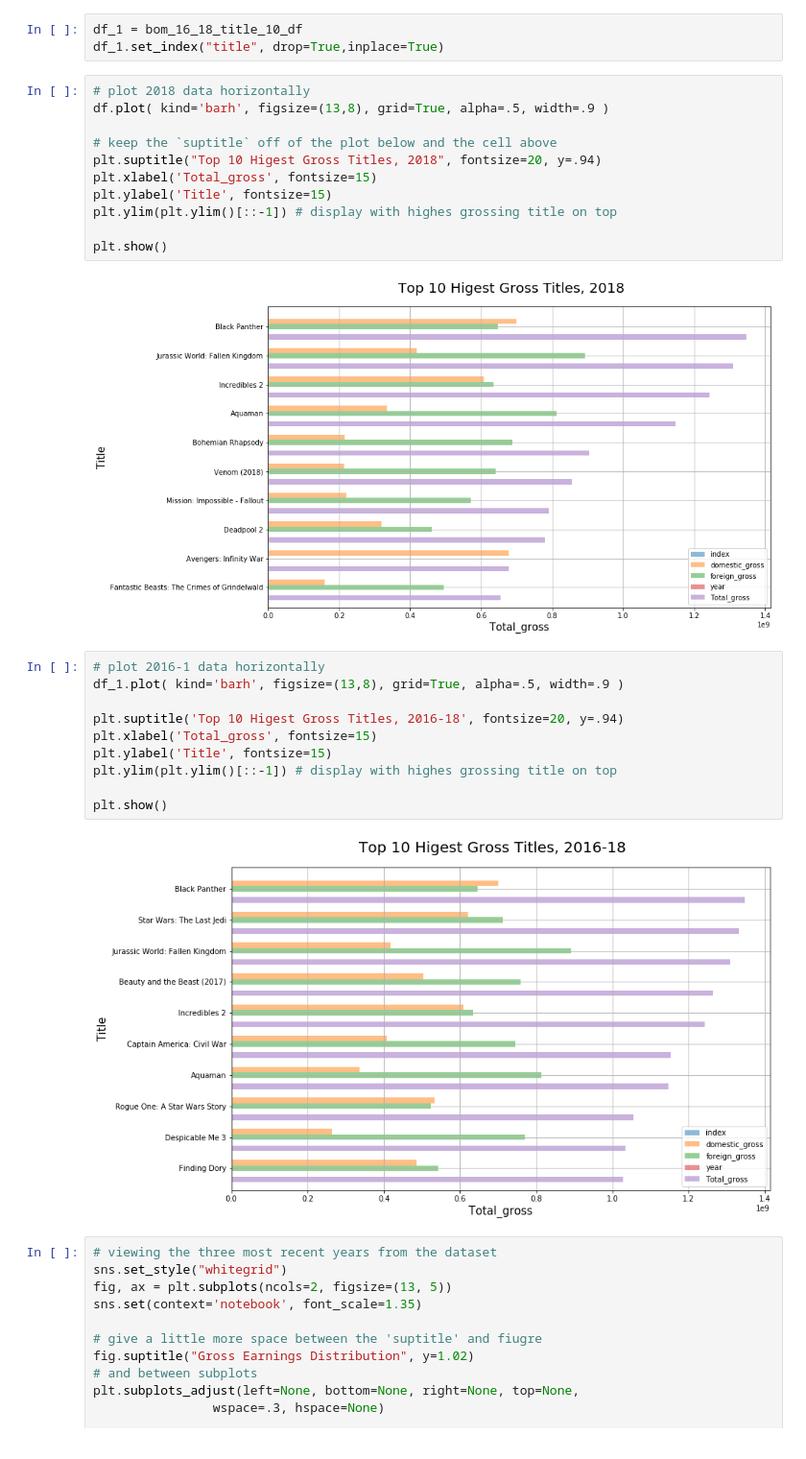
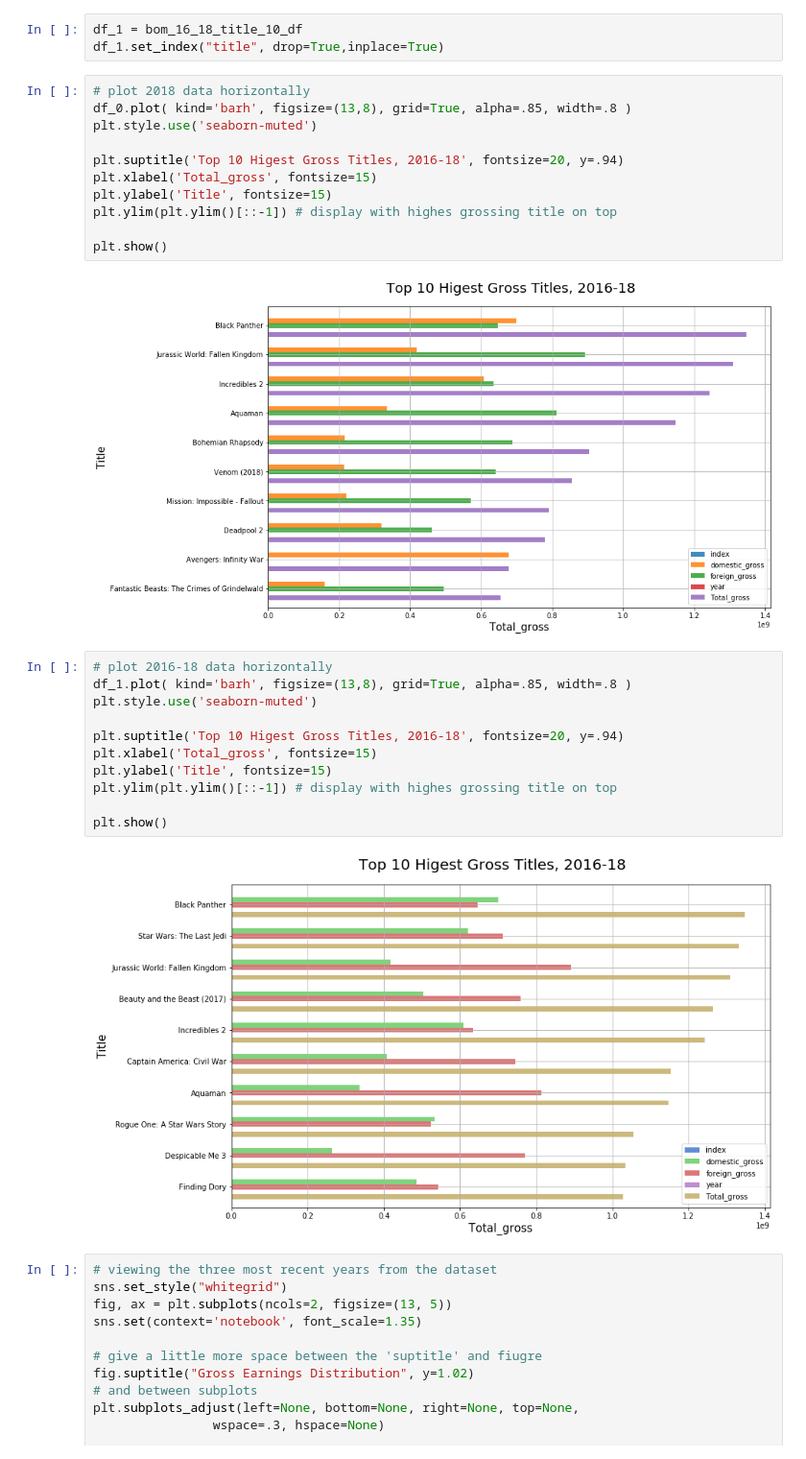
Before and after one commit to jammy-bot/dsc-mod-1-project-v2-1-online-ds-ft-120919, a Jupyter notebook: movies-q1.ipynb, the cells around one changed output. Shown at 96% size. Drawn from its saved outputs; the diff is of its cells as text.

```diff
--- a/movies-q1.ipynb
+++ b/movies-q1.ipynb
@@ -143,29 +141,30 @@ df_1 = bom_16_18_title_10_df
 df_1.set_index("title", drop=True,inplace=True)
 # %%
 # plot 2018 data horizontally
-df.plot( kind='barh', figsize=(13,8), grid=True, alpha=.5, width=.9 )
+df_0.plot( kind='barh', figsize=(13,8), grid=True, alpha=.85, width=.8 )
+plt.style.use('seaborn-muted')
 
-# keep the `suptitle` off of the plot below and the cell above
-plt.suptitle("Top 10 Higest Gross Titles, 2018", fontsize=20, y=.94)
+plt.suptitle('Top 10 Higest Gross Titles, 2016-18', fontsize=20, y=.94)
 plt.xlabel('Total_gross', fontsize=15)
 plt.ylabel('Title', fontsize=15)
 plt.ylim(plt.ylim()[::-1]) # display with highes grossing title on top
 
 plt.show()
 # %% [output]
-[figure, old version]
+[figure, new version]
 # %%
-# plot 2016-1 data horizontally
-df_1.plot( kind='barh', figsize=(13,8), grid=True, alpha=.5, width=.9 )
+# plot 2016-18 data horizontally
+df_1.plot( kind='barh', figsize=(13,8), grid=True, alpha=.85, width=.8 )
+plt.style.use('seaborn-muted')
 
 plt.suptitle('Top 10 Higest Gross Titles, 2016-18', fontsize=20, y=.94)
 plt.xlabel('Total_gross', fontsize=15)
 plt.ylabel('Title', fontsize=15)
 plt.ylim(plt.ylim()[::-1]) # display with highes grossing title on top
 
 plt.show()
 # %% [output]
-[figure, old version]
+[figure, new version]
 # %%
 # viewing the three most recent years from the dataset
 sns.set_style("whitegrid")
```
Also changed, not shown: parts of 12 cells of this notebook.
